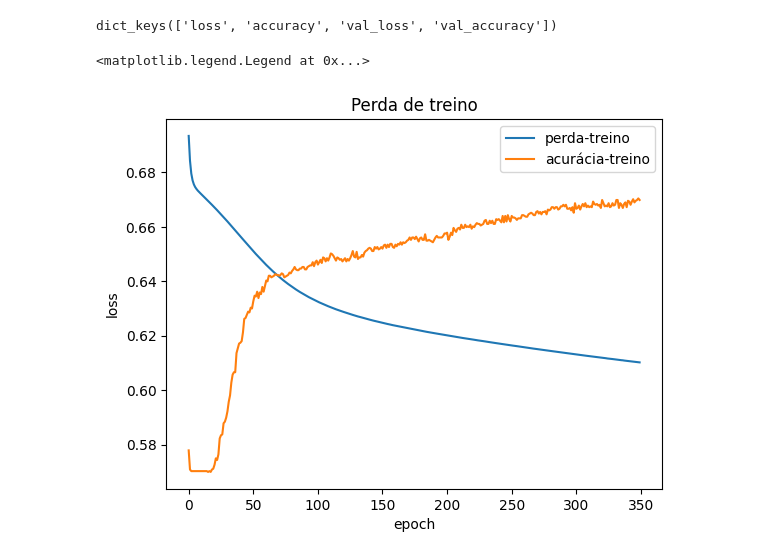
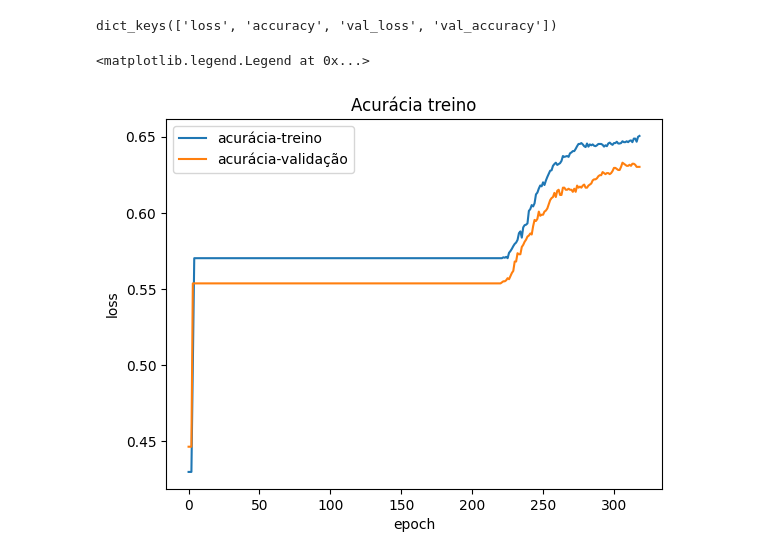
Before and after one commit to ArthurPatricio/Final_Project_Basketball_Game_Prediction, a Jupyter notebook: RN.ipynb, the cells around one changed output. Cells and saved outputs as stored; diff of their text form; code cells hidden in the pictures.

```diff
--- a/RN.ipynb
+++ b/RN.ipynb
@@ -206,8 +220,8 @@ print(y_train)
 # Neural Network
 
 RN = Sequential()
-RN.add(Dense(5,input_shape = X_train_normalized.shape[1:],activation = 'sigmoid'))
-RN.add(Dense(5,activation = 'sigmoid'))
+RN.add(Dense(25,input_shape = X_train_normalized.shape[1:],activation = 'sigmoid'))
+RN.add(Dense(12,activation = 'sigmoid'))
 RN.add(Dense(5,activation = 'sigmoid'))
 RN.add(Dense(NumberOfClasses,activation = 'sigmoid'))
 RN.summary()
@@ -228,8 +244,2 @@ Trainable params: 567 (2.21 KB)
 Non-trainable params: 0 (0.00 Byte)
 _________________________________________________________________
-# %%
-# Training
-
-RN.compile(optimizer = 'sgd', loss = 'binary_crossentropy', metrics = ['accuracy'])
-history = RN.fit(X_train_normalized, to_categorical(y_train), epochs = 350,
-                    batch_size=32, validation_split=0.3)
@@ -253,0 +246,25 @@ Epoch 350/350
+# %%
+# Training
+
+accuracy_threshold = 0.65
+
+class myCallback(tf.keras.callbacks.Callback):
+    def on_epoch_end(self, epochs, logs={}) :
+        if(logs.get('accuracy') is not None and logs.get('accuracy') >= accuracy_threshold) :
+            print('\nReached 65.0% accuracy so cancelling training!')
+            self.model.stop_training = True
+
+callbacks = myCallback()
+
+'''
+from keras.callbacks import EarlyStopping, ReduceLROnPlateau, ModelCheckpoint
+es = EarlyStopping(patience=100)
+rlr = ReduceLROnPlateau(patience=100)
+mc = ModelCheckpoint(filepath='best.h5', save_best_only=True) # se quiser manter um tracking da época e do erro: 'best_{epoch:03d}-{val_loss:.4f}.h5'
+
+history = regressor.fit(X_train, y_train, epochs = 1000, batch_size = 32, validation_split=0.1, callbacks=[es, mc, rlr])
+'''
+
+RN.compile(optimizer = 'sgd', loss = 'binary_crossentropy', metrics = ['accuracy'])
+history = RN.fit(X_train_normalized, to_categorical(y_train), epochs = 600,
+                    batch_size=32, validation_split=0.3, callbacks = [callbacks])
@@ -267,13 +302,14 @@ dict_keys(['loss', 'accuracy', 'val_loss', 'val_accuracy'])
 # %%
 # Training chart: Training and validation per loss and epochs
 
-plt.plot(history.history['loss'], label='perda-treino')
+#plt.plot(history.history['loss'], label='perda-treino')
 #plt.plot(history.history['val_loss'], label='validação')
 plt.plot(history.history['accuracy'], label='acurácia-treino')
-plt.title('Perda de treino')
+plt.plot(history.history['val_accuracy'], label='acurácia-validação')
+plt.title('Acurácia treino')
 plt.ylabel('loss')
 plt.xlabel('epoch')
 plt.legend()
 # %% [output]
 <matplotlib.legend.Legend at 0x...>
-[figure, old version]
+[figure, new version]
```
Also changed, not shown: parts of 14 cells of this notebook, 3 other files.
